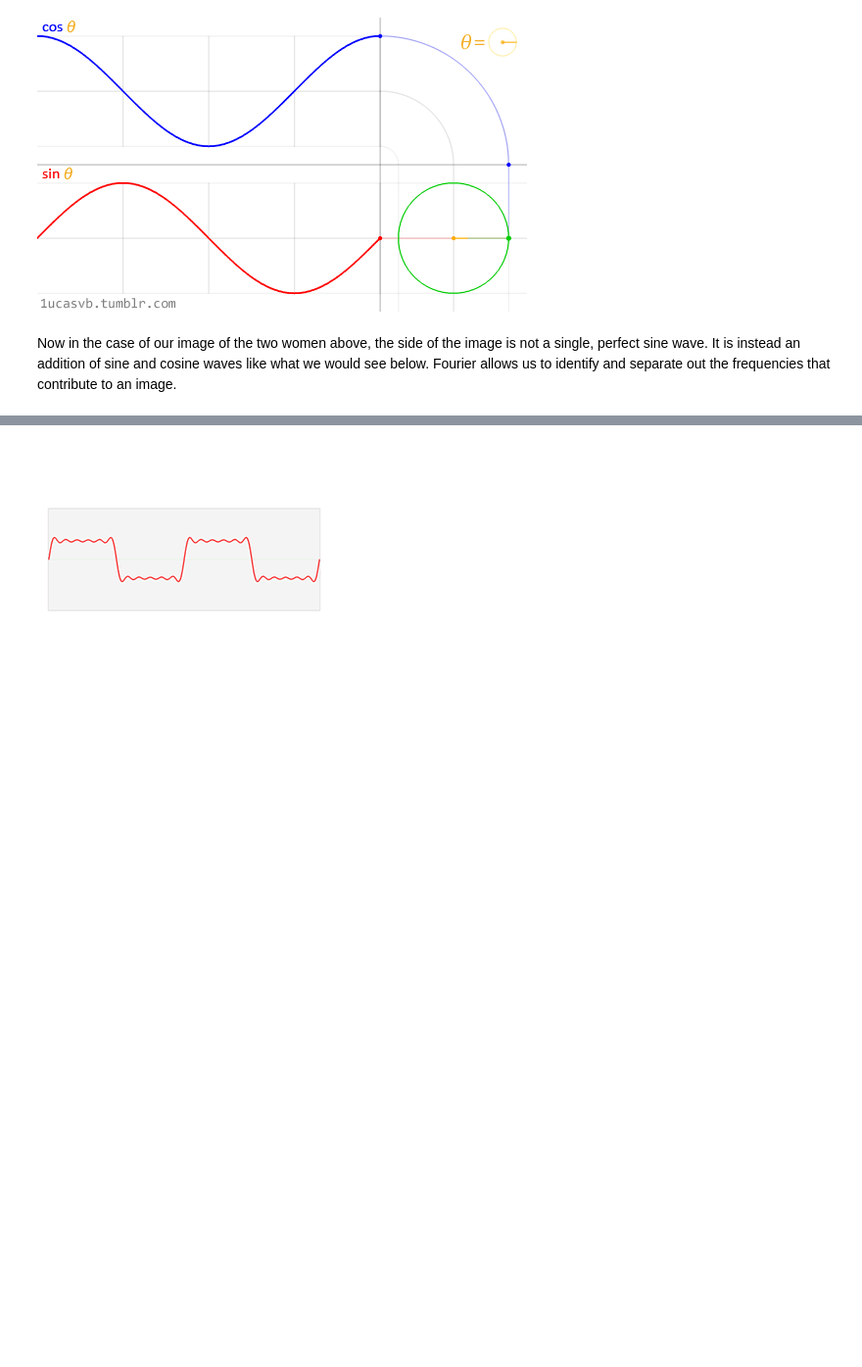
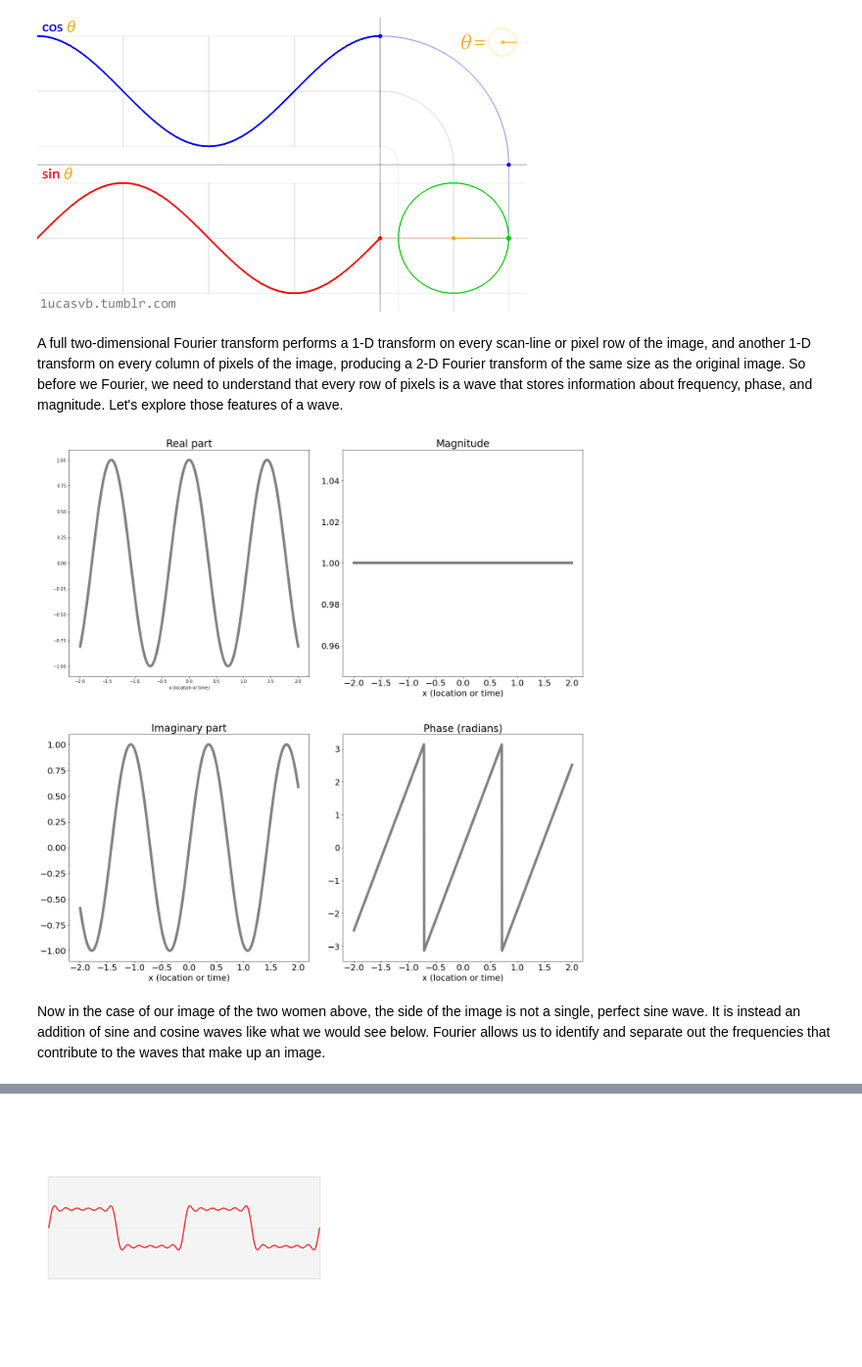
Before and after one commit to kwendt3/Fourier, a Jupyter notebook: ComputerVision.ipynb, the cells around one changed output, grey strips where cells are left out. Shown at 98% size. Cells and saved outputs as stored; diff of their text form; code cells hidden in the pictures; blank space fills up the shorter version.

```diff
--- a/ComputerVision.ipynb
+++ b/ComputerVision.ipynb
@@ -23,2 +23,4 @@ From all sides, we would see our old friend, the sine wave in three dimensions.
 # %% [markdown]
 ![circle-two-sine-waves.gif](attachment:circle-two-sine-waves.gif)
+# %% [markdown]
+A full two-dimensional Fourier transform performs a 1-D transform on every scan-line or pixel row of the image, and another 1-D transform on every column of pixels of the image, producing a 2-D Fourier transform of the same size as the original image.  So before we Fourier, we need to understand that every row of pixels is a wave that stores information about frequency, phase, and magnitude.  Let's explore those features of a wave.
@@ -25,2 +35,39 @@ From all sides, we would see our old friend, the sine wave in three dimensions.
+# %%
+# Simulate 1D complex sinusoidal signal, and plot its real/imaginary values, and also magnitude/phase
+N = 1001
+xmax = 2
+x = np.linspace(-xmax,xmax,N)
+u0 = 0.7 # This is the frequency of our complex exponential, in cycles per unit length
+s = np.exp(1j*2*np.pi*u0*x)
+plt.figure(figsize=(20,20))
+font = {'weight' : 'normal',
+        'size'   : 20}
+
+# First plot the real and imaginary parts
+plt.subplot(2,2,1)
+plt.rc('font', **font)
+plt.plot(x,np.real(s),'gray',linewidth=6.0)
+plt.xlabel('x (location or time)')
+plt.title('Real part')
+plt.subplot(2,2,3)
+plt.rc('font', **font)
+plt.plot(x,np.imag(s),'gray',linewidth=6.0)
+plt.title('Imaginary part')
+plt.xlabel('x (location or time)')
+plt.tight_layout(pad=4.0)
+
+# Now plot its magnitude and phase
+plt.subplot(2,2,2)
+plt.rc('font', **font)
+plt.plot(x,np.abs(s),'gray',linewidth=6.0)
+plt.xlabel('x (location or time)')
+plt.title('Magnitude')
+plt.subplot(2,2,4)
+plt.rc('font', **font)
+plt.plot(x,np.angle(s),'gray',linewidth=6.0)
+plt.title('Phase (radians)')
+plt.xlabel('x (location or time)');
+# %% [output]
+[figure, added]
 # %% [markdown]
-Now in the case of our image of the two women above, the side of the image is not a single, perfect sine wave.  It is instead an addition of sine and cosine waves like what we would see below.  Fourier allows us to identify and separate out the frequencies that contribute to an image.
+Now in the case of our image of the two women above, the side of the image is not a single, perfect sine wave.  It is instead an addition of sine and cosine waves like what we would see below.  Fourier allows us to identify and separate out the frequencies that contribute to the waves that make up an image.
```
Also changed, not shown: parts of 6 cells of this notebook.
